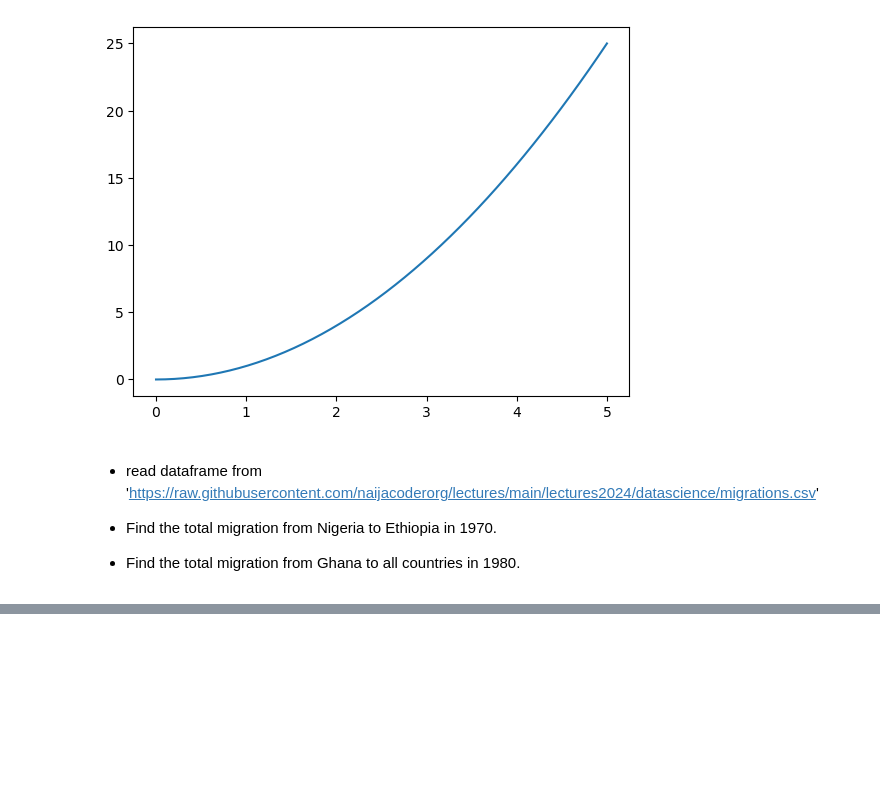
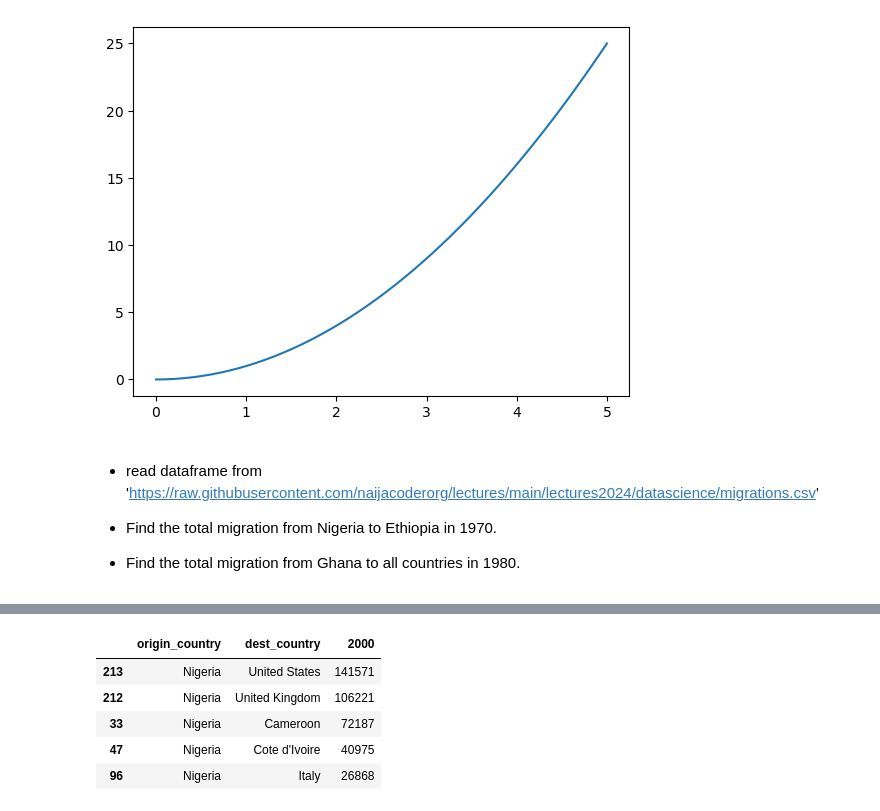
Before and after one commit to lekez2005/naijacoder-2025, a Jupyter notebook: day7.ipynb, the cells around one changed output, grey strips where cells are left out. Cells and saved outputs as stored; diff of their text form; code cells hidden in the pictures; blank space fills up the shorter version.

```diff
--- a/day7.ipynb
+++ b/day7.ipynb
@@ -55,0 +123,17 @@ by_continent = df2.groupby('origin_continent')
+# %%
+NGA_continent_emigrations = (df[df['origin_country'] == 'Nigeria']
+                             .groupby(['origin_country','dest_country'])
+                             ['2000']
+                             .sum()
+                             .reset_index()
+                             .sort_values(by='2000', ascending=False)
+                             .head(5)
+                            )
+NGA_continent_emigrations
+# %% [output]
+|  | origin_country | dest_country | 2000 |
+| 213 | Nigeria | United States | 141571 |
+| 212 | Nigeria | United Kingdom | 106221 |
+| 33 | Nigeria | Cameroon | 72187 |
+| 47 | Nigeria | Cote d'Ivoire | 40975 |
+| 96 | Nigeria | Italy | 26868 |
```
Also changed, not shown: parts of 7 cells of this notebook.
